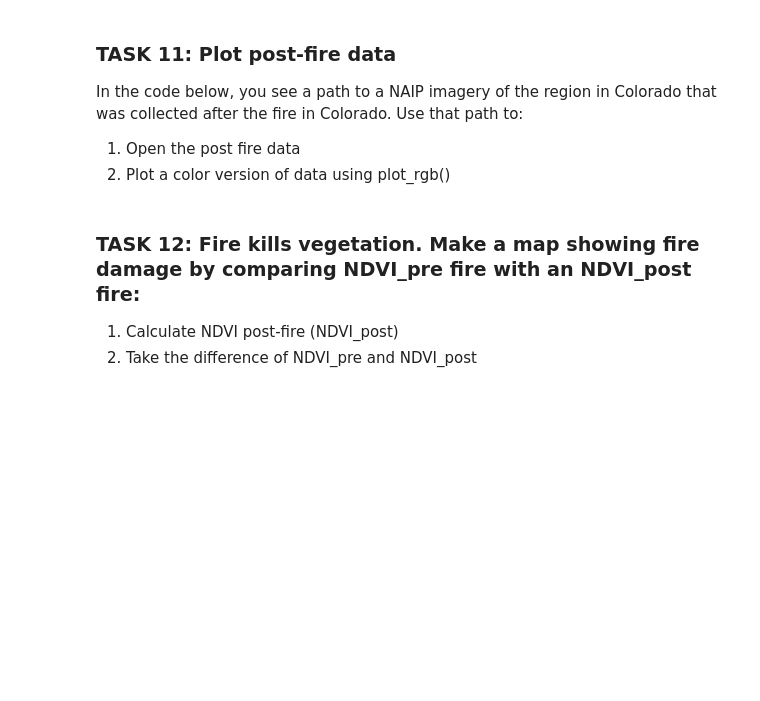
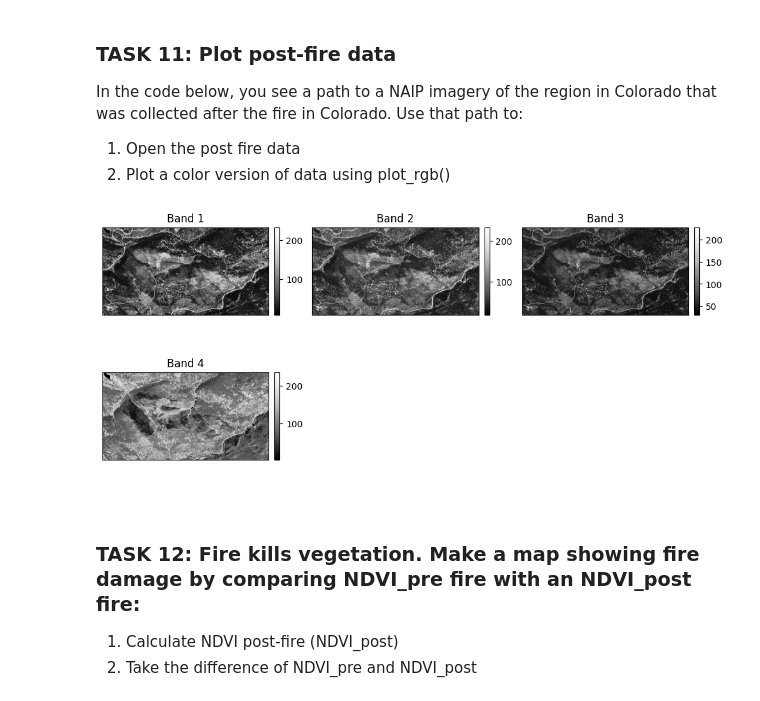
Before and after one commit to LizCarter492/EnvDatSci, a Jupyter notebook: CodeSprints/RasterData101.ipynb, the cells around one changed output. Saved outputs shown, nothing was run; the diff lists cells and outputs as text; code cells hidden in the pictures; blank space fills up the shorter version.

```diff
--- a/CodeSprints/RasterData101.ipynb
+++ b/CodeSprints/RasterData101.ipynb
@@ -434,16 +609,23 @@ In the code below, you see a path to a NAIP imagery of the region in Colorado th
 # %%
 # Add the code here to open the raster and read the numpy array inside it
 # Create a path for the data file - notice it is a .tif file
 naip_post_fire_path = os.path.join("earthpy-downloads",
                                    "naip-before-after",
                                    "post-fire",
                                    "crop",
                                    "m_3910505_nw_13_1_20170902_crop.tif")
 
 # Task 11: open naip_post_fire
+with rio.open(naip_post_fire_path) as naip_postfire_src:
+    naip_post_fire = naip_postfire_src.read()
 
+naip_post_fire
 
 # Task 11: plot naip_post_fire
+ep.plot_bands(naip_post_fire, figsize=(10, 5))
+plt.show()
+# %% [output]
+[figure, added]
 # %% [markdown]
 ### TASK 12: Fire kills vegetation. Make a map showing fire damage by comparing NDVI_pre fire with an NDVI_post fire:
 1. Calculate NDVI post-fire (NDVI_post)
```
Also changed, not shown: parts of 60 cells of this notebook.
